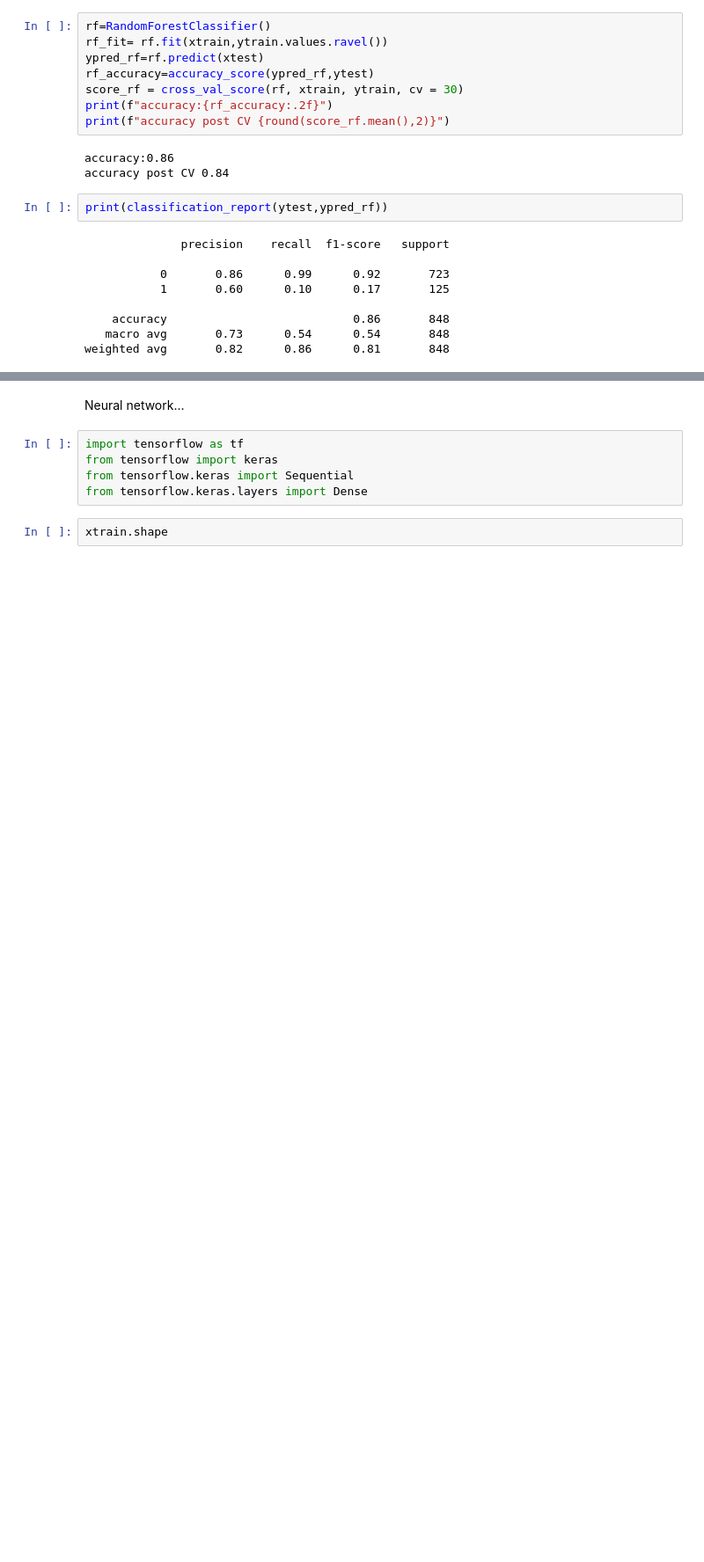
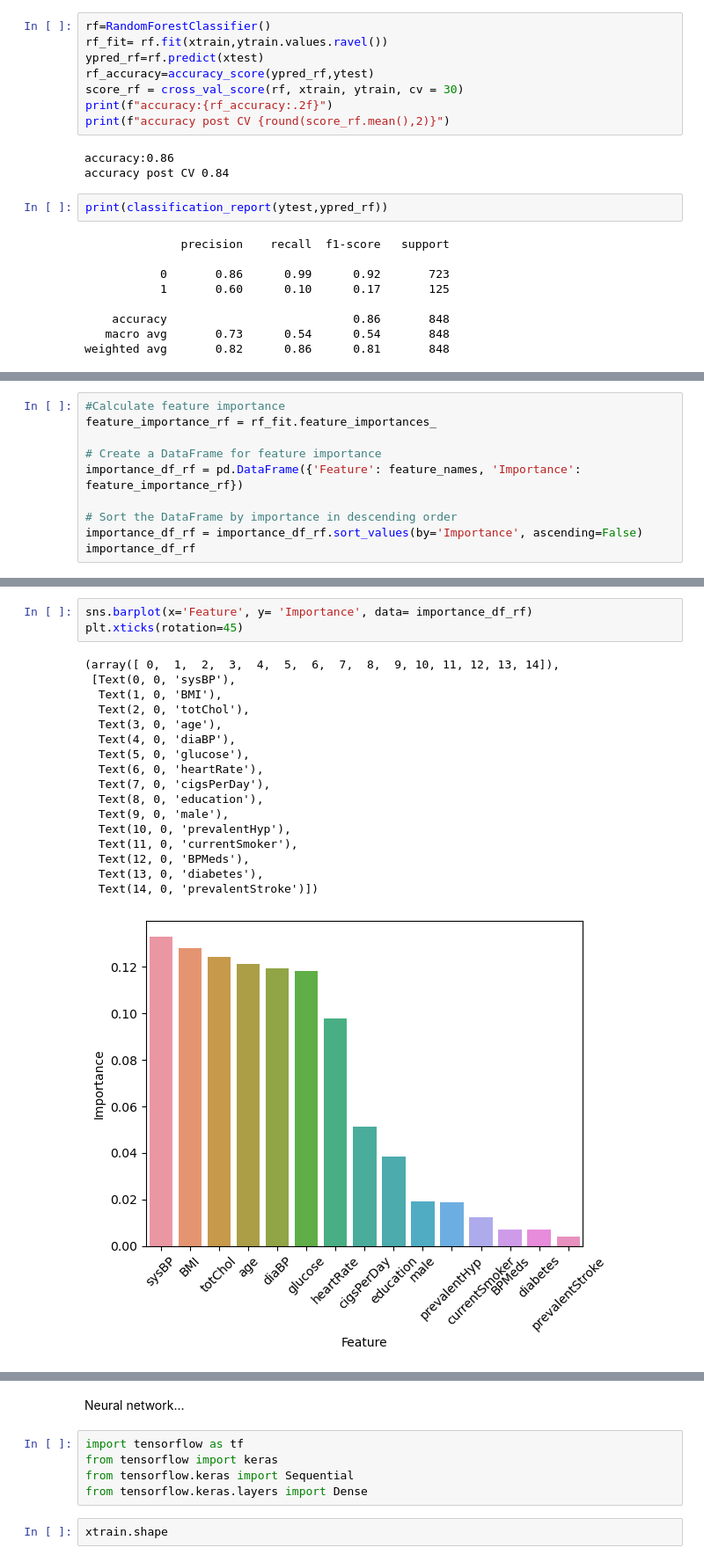
Before and after one commit to aubhishek/Project_notebooks, a Jupyter notebook: framingham-heart-disease-modeling_AZ_V2.ipynb, the cells around one changed output, grey strips where cells are left out. Shown at 88% size. Saved outputs shown, nothing was run; the diff lists cells and outputs as text; blank space fills up the shorter version.

```diff
--- a/framingham-heart-disease-modeling_AZ_V2.ipynb
+++ b/framingham-heart-disease-modeling_AZ_V2.ipynb
@@ -471,0 +655,10 @@ weighted avg       0.82      0.86      0.81       848
+# %%
+#Calculate feature importance
+feature_importance_rf = rf_fit.feature_importances_
+
+# Create a DataFrame for feature importance
+importance_df_rf = pd.DataFrame({'Feature': feature_names, 'Importance': feature_importance_rf})
+
+# Sort the DataFrame by importance in descending order
+importance_df_rf = importance_df_rf.sort_values(by='Importance', ascending=False)
+importance_df_rf
@@ -471,0 +682,21 @@ weighted avg       0.82      0.86      0.81       848
+# %%
+sns.barplot(x='Feature', y= 'Importance', data= importance_df_rf)
+plt.xticks(rotation=45)
+# %% [output]
+(array([ 0,  1,  2,  3,  4,  5,  6,  7,  8,  9, 10, 11, 12, 13, 14]),
+ [Text(0, 0, 'sysBP'),
+  Text(1, 0, 'BMI'),
+  Text(2, 0, 'totChol'),
+  Text(3, 0, 'age'),
+  Text(4, 0, 'diaBP'),
+  Text(5, 0, 'glucose'),
+  Text(6, 0, 'heartRate'),
+  Text(7, 0, 'cigsPerDay'),
+  Text(8, 0, 'education'),
+  Text(9, 0, 'male'),
+  Text(10, 0, 'prevalentHyp'),
+  Text(11, 0, 'currentSmoker'),
+  Text(12, 0, 'BPMeds'),
+  Text(13, 0, 'diabetes'),
+  Text(14, 0, 'prevalentStroke')])
+[figure, added]
```
Also changed, not shown: parts of 15 cells of this notebook.
